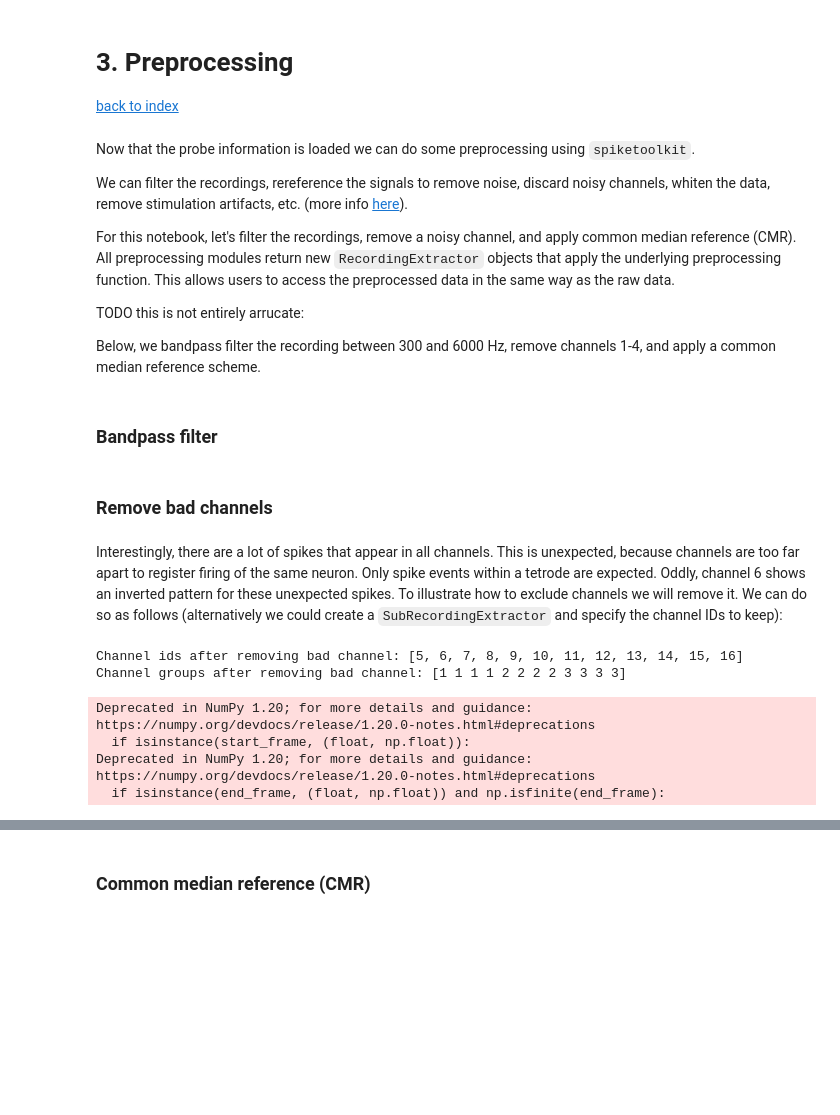
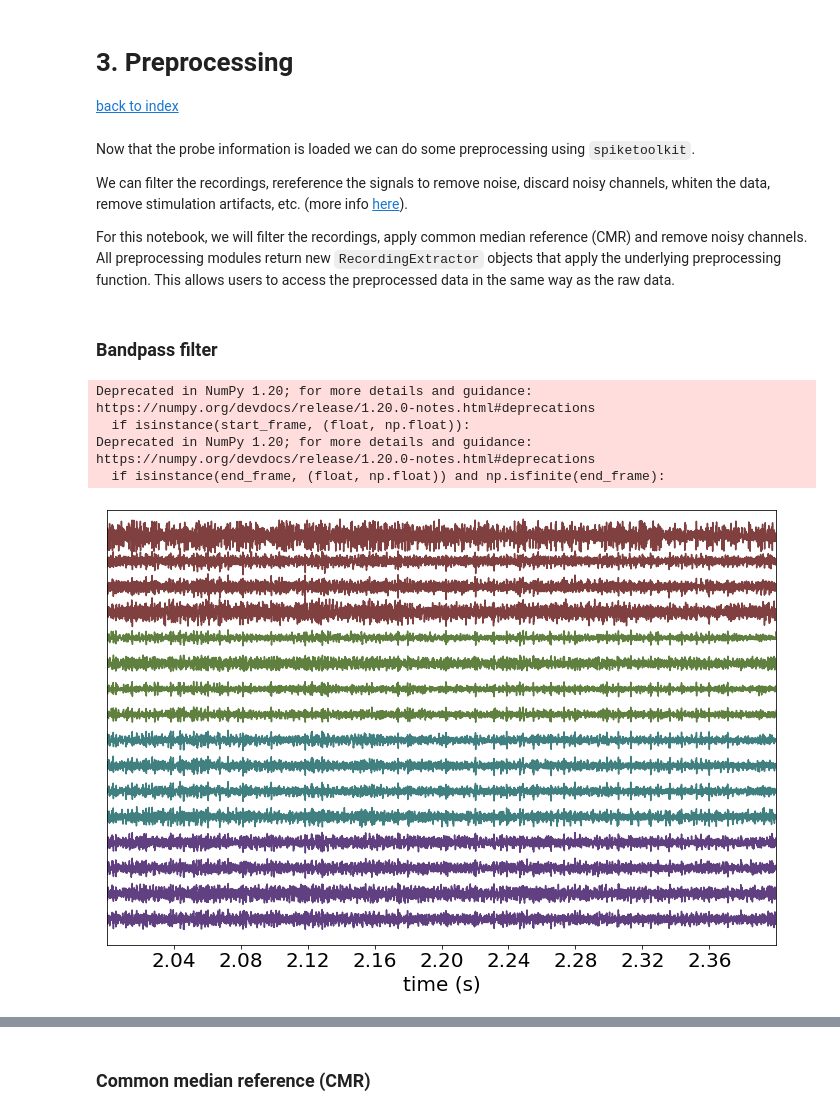
Before and after one commit to sbuergers/hussaini-lab-to-nwb-notebooks, a Jupyter notebook: tidy_venv/milestone2_modular_pipeline_colab.ipynb, the cells around one changed output, grey strips where cells are left out. Drawn from its saved outputs; the diff is of its cells as text; code cells hidden in the pictures; blank space fills up the shorter version.

```diff
--- a/tidy_venv/milestone2_modular_pipeline_colab.ipynb
+++ b/tidy_venv/milestone2_modular_pipeline_colab.ipynb
@@ -433,29 +413,16 @@ Now that the probe information is loaded we can do some preprocessing using `spi
 
 We can filter the recordings, rereference the signals to remove noise, discard noisy channels, whiten the data, remove stimulation artifacts, etc. (more info [here](https://spiketoolkit.readthedocs.io/en/latest/preprocessing_example.html)).
 
-For this notebook, let's filter the recordings, remove a noisy channel, and apply common median reference (CMR). All preprocessing modules return new `RecordingExtractor` objects that apply the underlying preprocessing function. This allows users to access the preprocessed data in the same way as the raw data.
-
-TODO this is not entirely arrucate:
-
-Below, we bandpass filter the recording between 300 and 6000 Hz, remove channels 1-4, and apply a common median reference scheme.
+For this notebook, we will filter the recordings, apply common median reference (CMR) and remove noisy channels. All preprocessing modules return new `RecordingExtractor` objects that apply the underlying preprocessing function. This allows users to access the preprocessed data in the same way as the raw data.
 # %% [markdown]
 ### Bandpass filter
 # %%
-r_filt = st.preprocessing.bandpass_filter(recording_prb, freq_min=300, freq_max=6000)
+r_filt = st.preprocessing.bandpass_filter(recording, freq_min=300, freq_max=6000)
 
-w = sw.plot_timeseries(r_filt, trange=[2.05, 3.1], color_groups=True)
+w = sw.plot_timeseries(r_filt, trange=[2, 2.4], color_groups=True)
+# %% [output]
+Deprecated in NumPy 1.20; for more details and guidance: https://numpy.org/devdocs/release/1.20.0-notes.html#deprecations
+  if isinstance(start_frame, (float, np.float)):
+Deprecated in NumPy 1.20; for more details and guidance: https://numpy.org/devdocs/release/1.20.0-notes.html#deprecations
+  if isinstance(end_frame, (float, np.float)) and np.isfinite(end_frame):
+[figure, added]
-# %% [markdown]
-### Remove bad channels
-# %% [markdown]
-Interestingly, there are a lot of spikes that appear in all channels. This is unexpected, because channels are too far apart to register firing of the same neuron. Only spike events within a tetrode are expected. Oddly, channel 6 shows an inverted pattern for these unexpected spikes. To illustrate how to exclude channels we will remove it. We can do so as follows (alternatively we could create a `SubRecordingExtractor` and specify the channel IDs to keep):
-# %%
-r_good_channels = st.preprocessing.remove_bad_channels(r_filt, bad_channel_ids=[1,2,3,4])
-print(f'Channel ids after removing bad channel: {r_good_channels.get_channel_ids()}')
-print(f'Channel groups after removing bad channel: {r_good_channels.get_channel_groups()}')
-# %% [output]
-Channel ids after removing bad channel: [5, 6, 7, 8, 9, 10, 11, 12, 13, 14, 15, 16]
-Channel groups after removing bad channel: [1 1 1 1 2 2 2 2 3 3 3 3]
-Deprecated in NumPy 1.20; for more details and guidance: https://numpy.org/devdocs/release/1.20.0-notes.html#deprecations
-  if isinstance(start_frame, (float, np.float)):
-Deprecated in NumPy 1.20; for more details and guidance: https://numpy.org/devdocs/release/1.20.0-notes.html#deprecations
-  if isinstance(end_frame, (float, np.float)) and np.isfinite(end_frame):
```
Also changed, not shown: parts of 15 cells of this notebook.
